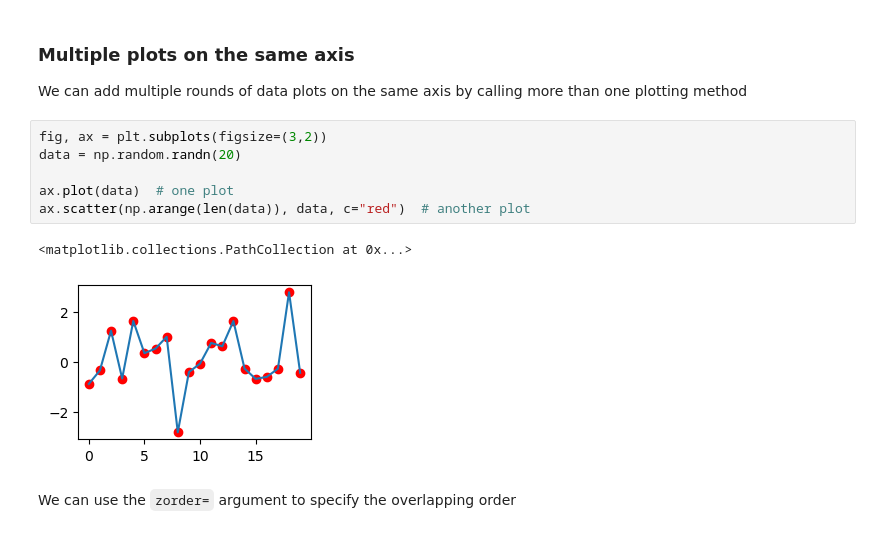
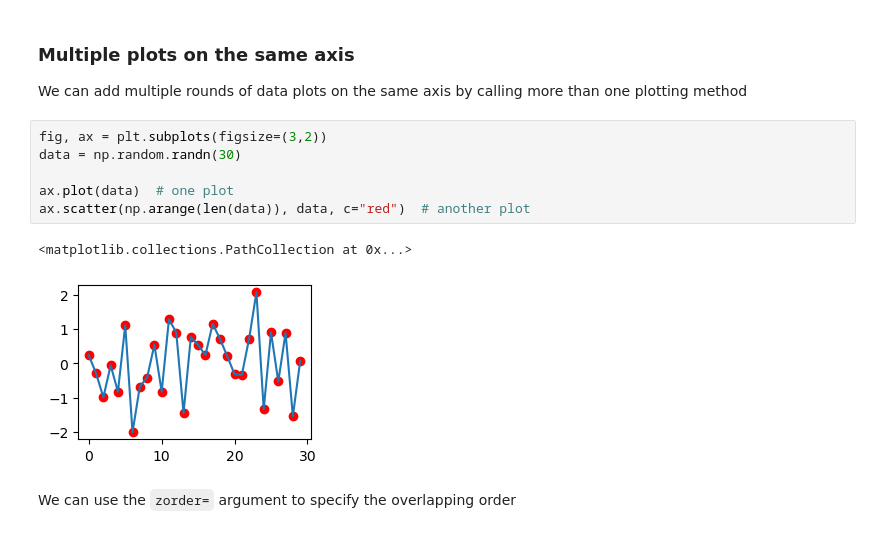
Before and after one commit to vigji/python-cimec-2024, a Jupyter notebook: lectures/Lecture1.5_More-plotting.ipynb, the cells around one changed output. Saved outputs shown, nothing was run; the diff lists cells and outputs as text.

```diff
--- a/lectures/Lecture1.5_More-plotting.ipynb
+++ b/lectures/Lecture1.5_More-plotting.ipynb
@@ -110,13 +110,13 @@ My recommandation is to get used to the object oriented interface!
 We can add multiple rounds of data plots on the same axis by calling more than one plotting method
 # %%
 fig, ax = plt.subplots(figsize=(3,2))
-data = np.random.randn(20)
+data = np.random.randn(30)
 
 ax.plot(data)  # one plot
 ax.scatter(np.arange(len(data)), data, c="red")  # another plot
 # %% [output]
 <matplotlib.collections.PathCollection at 0x...>
-[figure, old version]
+[figure, new version]
 # %% [markdown]
 We can use the `zorder=` argument to specify the overlapping order
 # %%
```
Also changed, not shown: parts of 23 cells of this notebook.
